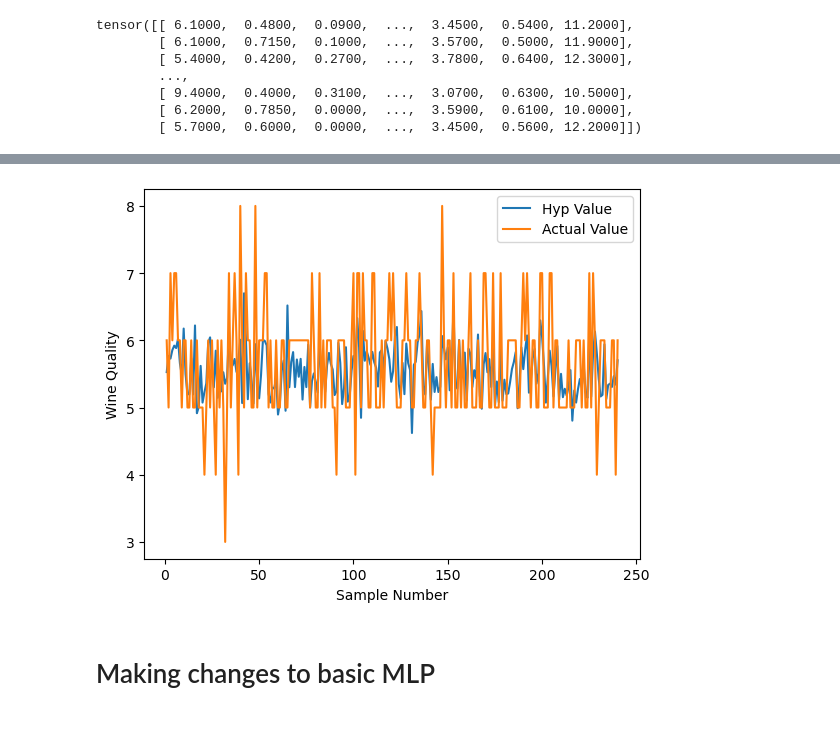
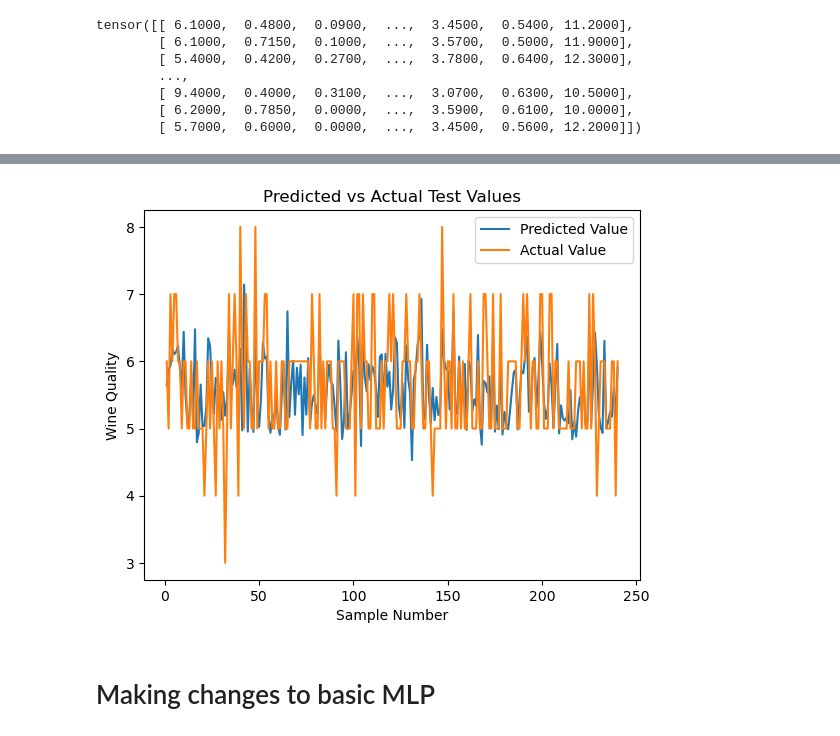
Before and after one commit to USFCA-CS663-Spring2024/mlp-multi-layer-perceptron-lawrenceslng, a Jupyter notebook: Assignment 4 - MLP.ipynb, the cells around one changed output, grey strips where cells are left out. Cells and saved outputs as stored; diff of their text form; code cells hidden in the pictures.

```diff
--- a/Assignment 4 - MLP.ipynb
+++ b/Assignment 4 - MLP.ipynb
@@ -179,7 +179,7 @@ tensor([[7],
         [6]])
 torch.Size([1119, 1])
 # %%
-train_x = torch.tensor(train_x.to_numpy())
+train_x = torch.tensor(main_train_x.to_numpy())
 # %%
 train_x
 # %% [output]
@@ -214,11 +214,11 @@ def makeCorrectSizedTensor(arr):
     # print(Y_tensor.shape)
     return Y_tensor
 # %%
-valid_x, test_x = map(torch.tensor, (valid_x.to_numpy(), test_x.to_numpy()))
+valid_x, test_x = map(torch.tensor, (main_valid_x.to_numpy(), main_test_x.to_numpy()))
 valid_x = valid_x.float()
 test_x = test_x.float()
 # train_y, valid_y, test_y = map(torch.tensor, (train_y.to_numpy(), valid_y.to_numpy(), test_y.to_numpy()))
-train_y, valid_y, test_y = map(makeCorrectSizedTensor, (train_y.to_numpy(), valid_y.to_numpy(), test_y.to_numpy()))
+train_y, valid_y, test_y = map(makeCorrectSizedTensor, (main_train_y.to_numpy(), main_valid_y.to_numpy(), main_test_y.to_numpy()))
 train_y
 # %% [output]
 tensor([[7],
@@ -246,24 +246,21 @@ train_loader = DataLoader(dataset=train_data, batch_size=8)
 # %% [markdown]
 # Creating a basic MLP
 # %%
-class WineMLP(torch.nn.Module):
+class BasicWineMLP(torch.nn.Module):
     def __init__(self, n_inputs, hidden_size, n_outputs):
-        super(WineMLP, self).__init__()
+        super(BasicWineMLP, self).__init__()
 
         self.inputs = n_inputs
         self.hidden = hidden_size
         self.outputs = n_outputs
 
         self.fc1 = torch.nn.Linear(self.inputs, self.hidden)
-        self.fc2 = torch.nn.Linear(self.hidden, self.hidden)
         self.output = torch.nn.Linear(self.hidden, self.outputs)
         self.relu = torch.nn.ReLU()
 
     def forward(self, X):
         out = self.fc1(X)
         out = self.relu(out)
-        out = self.fc2(out)
-        out = self.relu(out)
         out = self.output(out)
         return out
 # %%
@@ -316,9 +313,9 @@ expect False: False
 expect True: True
 expect True: True
 # %%
-model = WineMLP(11, 5, 1)
+model = BasicWineMLP(11, 5, 1)
 criterion = torch.nn.MSELoss()
-optimiser = torch.optim.SGD(params=model.parameters(), lr=0.0001, momentum=0.9)
+optimiser = torch.optim.SGD(params=model.parameters(), lr=0.0001)
 
 # Training loop
 
@@ -339,37 +336,26 @@ for epoch in range(epochs):
     # Train a batch
     for features, targets in train_loader:
         # Get output
-        # print(targets)
         output = model.forward(features)
         # # Calculate the loss
-        # print(output)
         loss = criterion(output, targets.float())
-        # print(loss)
-        # print(loss.item())
         batch_loss.append(loss.item())
         optimiser.zero_grad() # Remove previous gradients
         loss.backward() # What the updates should be
         optimiser.step() # Update weights and biases
     # For each epoch
     model.eval()
-    # # Training loss
+    # Training loss
     train_loss.append(sum(batch_loss) / len(batch_loss))
     # # Valid loss, etc.
     # print("train_loss:", train_loss[-1])
     hyp_valid = model.forward(valid_x)
-    # # c = torch.argmax(hyp_valid, dim=1)
     curr_valid_loss = criterion(hyp_valid, valid_y.float())
     valid_loss.append(curr_valid_loss.item())
     curr_epoch += 1
     if curr_valid_loss < best_mse:
         best_mse = curr_valid_loss
         best_weights = copy.deepcopy(model.state_dict())
-    # valid_acc = (c == valid_y).sum().item() / (valid_y.shape[0])
-    # print('Valid loss:', valid_loss[-1])
-    # print("Valid acc:", valid_acc, 'Valid loss:', valid_loss[-1])
-
-# print("train_loss:", train_loss)
-# print("valid_loss:", valid_loss)
 
 # epochs vs train && epochs vs valid
 print("training ended at epoch", curr_epoch)
@@ -480,19 +405,20 @@ array([[5.527458 ],
 # %%
 hyp_arr = []
 actual_arr = []
 for hyp_y, test_y_item in zip(test_hyp, test_y):
     hyp_arr.append(hyp_y[0].float().detach().numpy().item())
     actual_arr.append(test_y_item[0].float().detach().numpy().item())
     # type(test_y[0][0].detach().numpy().item())
 
-plt.plot(np.linspace(1, len(hyp_arr), len(hyp_arr)), hyp_arr, label='Hyp Value')
+plt.plot(np.linspace(1, len(hyp_arr), len(hyp_arr)), hyp_arr, label='Predicted Value')
 plt.plot(np.linspace(1, len(hyp_arr), len(hyp_arr)), actual_arr, label='Actual Value')
+plt.title('Predicted vs Actual Test Values')
 plt.xlabel('Sample Number')
 plt.ylabel('Wine Quality')
 plt.legend()
 plt.show()
 # %% [output]
-[figure, old version]
+[figure, new version]
 # %% [markdown]
 # Making changes to basic MLP
 # %%
```
Also changed, not shown: parts of 23 cells of this notebook.
